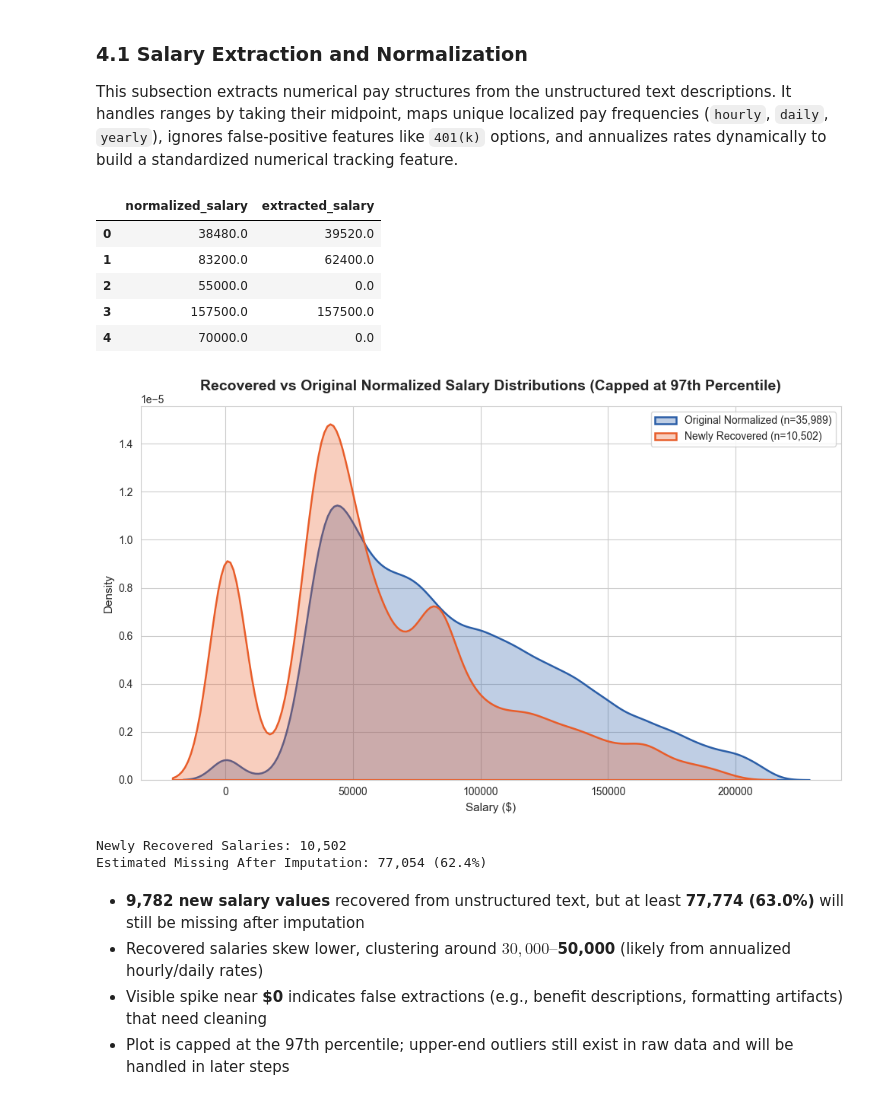
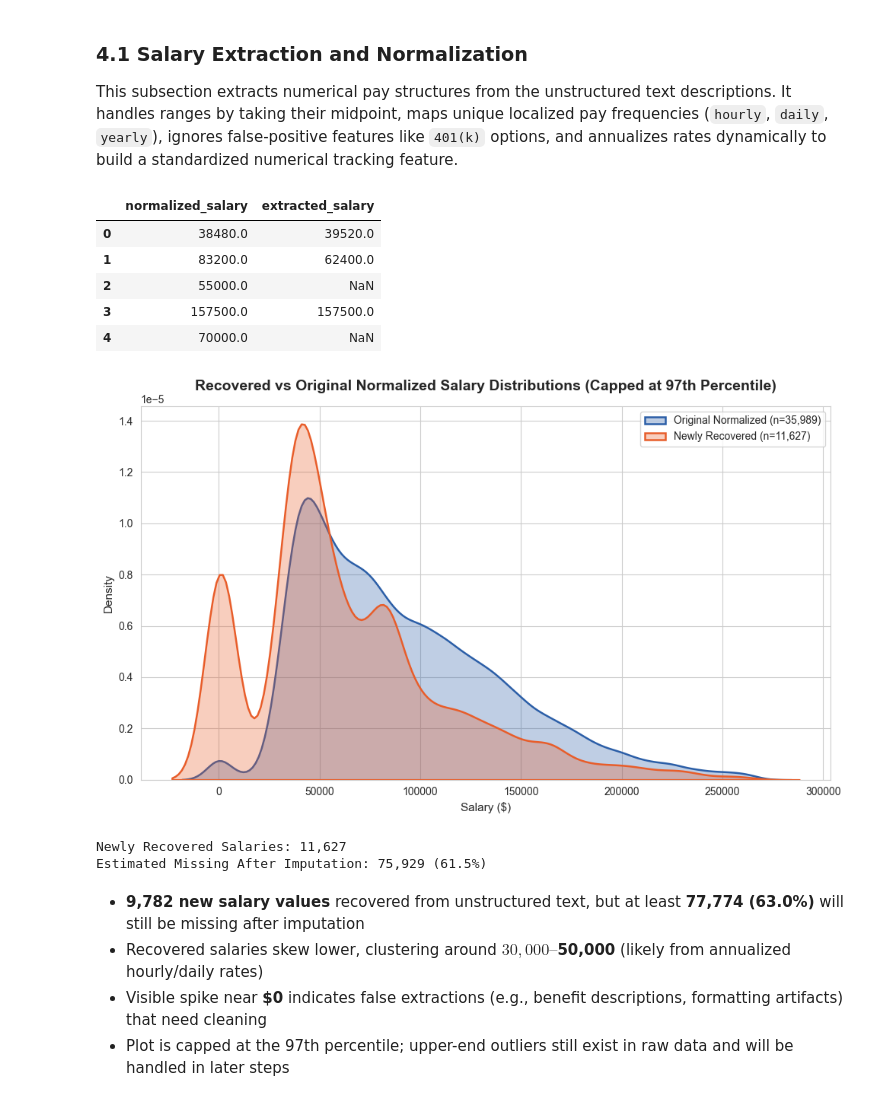
Before and after one commit to ognjenvujovic04/job-intelligence, a Jupyter notebook: notebooks/2.0-ov-feature-engineering.ipynb, the cells around one changed output. Cells and saved outputs as stored; diff of their text form; code cells hidden in the pictures.

```diff
--- a/notebooks/2.0-ov-feature-engineering.ipynb
+++ b/notebooks/2.0-ov-feature-engineering.ipynb
@@ -83,7 +85,7 @@ def annualize_amount(amount, period):
 
 def extract_salary_from_description(text):
     if not isinstance(text, str) or not text.strip():
-        return 0.0
+        return np.nan
 
     # Base regex patterns protecting against 401k variations using negative lookahead
     money_num = r'\d{1,3}(?:,\d{3})*(?:\.\d{2})?(?!\s*k\b)'
@@ -130,7 +132,7 @@ def extract_salary_from_description(text):
         best_candidate = yearly_options[0] if yearly_options else annualized_candidates[0]
         return best_candidate[0]
 
-    return 0.0
+    return np.nan
 # %%
 df_fe["extracted_salary"] = df_fe["description"].apply(extract_salary_from_description)
 # %%
@@ -139,14 +141,14 @@ df_fe[['normalized_salary', "extracted_salary"]].head()
 |  | normalized_salary | extracted_salary |
 | 0 | 38480.0 | 39520.0 |
 | 1 | 83200.0 | 62400.0 |
-| 2 | 55000.0 | 0.0 |
+| 2 | 55000.0 | NaN |
 | 3 | 157500.0 | 157500.0 |
-| 4 | 70000.0 | 0.0 |
+| 4 | 70000.0 | NaN |
 # %%
 # Cap extracted salaries at the 99th percentile
 valid_extracted = df_fe.loc[df_fe["extracted_salary"] > 0, "extracted_salary"]
 if not valid_extracted.empty:
-    percentile_97 = np.percentile(valid_extracted, 97)
+    percentile_97 = np.percentile(valid_extracted, 99)
     df_fe.loc[df_fe["extracted_salary"] > percentile_97, "extracted_salary"] = np.nan
 
 # Identify newly recovered salaries
@@ -173,36 +175,36 @@ if not recovered_salaries.empty and not original_normalized.empty:
         97
     )
     norm_capped = original_normalized[original_normalized <= combined_cap]
     recov_capped = recovered_salaries[recovered_salaries <= combined_cap]
 
     sns.kdeplot(norm_capped, ax=ax, color="#2B5EA7", fill=True, alpha=0.3,
                 linewidth=1.8, label=f"Original Normalized (n={len(original_normalized):,})")
     sns.kdeplot(recov_capped, ax=ax, color="#E85D2A", fill=True, alpha=0.3,
                 linewidth=1.8, label=f"Newly Recovered (n={len(recovered_salaries):,})")
 
     ax.set_xlabel("Salary ($)", fontsize=11)
     ax.set_ylabel("Density", fontsize=11)
     ax.legend(fontsize=10)
 
 ax.set_title("Recovered vs Original Normalized Salary Distributions (Capped at 97th Percentile)",
              fontsize=14, fontweight='bold', pad=15)
 
 plt.tight_layout()
 plt.show()
 
 # --- Post-imputation missing stats ---
 total_rows = len(df_fe)
 newly_recovered_count = len(recovered_salaries)
 missing_before = is_normalized_missing.sum()
 missing_after = missing_before - newly_recovered_count
 missing_pct_after = (missing_after / total_rows) * 100
 
 print(f"Newly Recovered Salaries: {newly_recovered_count:,}")
 print(f"Estimated Missing After Imputation: {missing_after:,} ({missing_pct_after:.1f}%)")
 # %% [output]
-[figure, old version]
+[figure, new version]
-Newly Recovered Salaries: 10,502
-Estimated Missing After Imputation: 77,054 (62.4%)
+Newly Recovered Salaries: 11,627
+Estimated Missing After Imputation: 75,929 (61.5%)
 # %% [markdown]
 - **9,782 new salary values** recovered from unstructured text, but at least **77,774 (63.0%)** will still be missing after imputation
 - Recovered salaries skew lower, clustering around **$30,000–$50,000** (likely from annualized hourly/daily rates)
```
Also changed, not shown: parts of 19 cells of this notebook.
